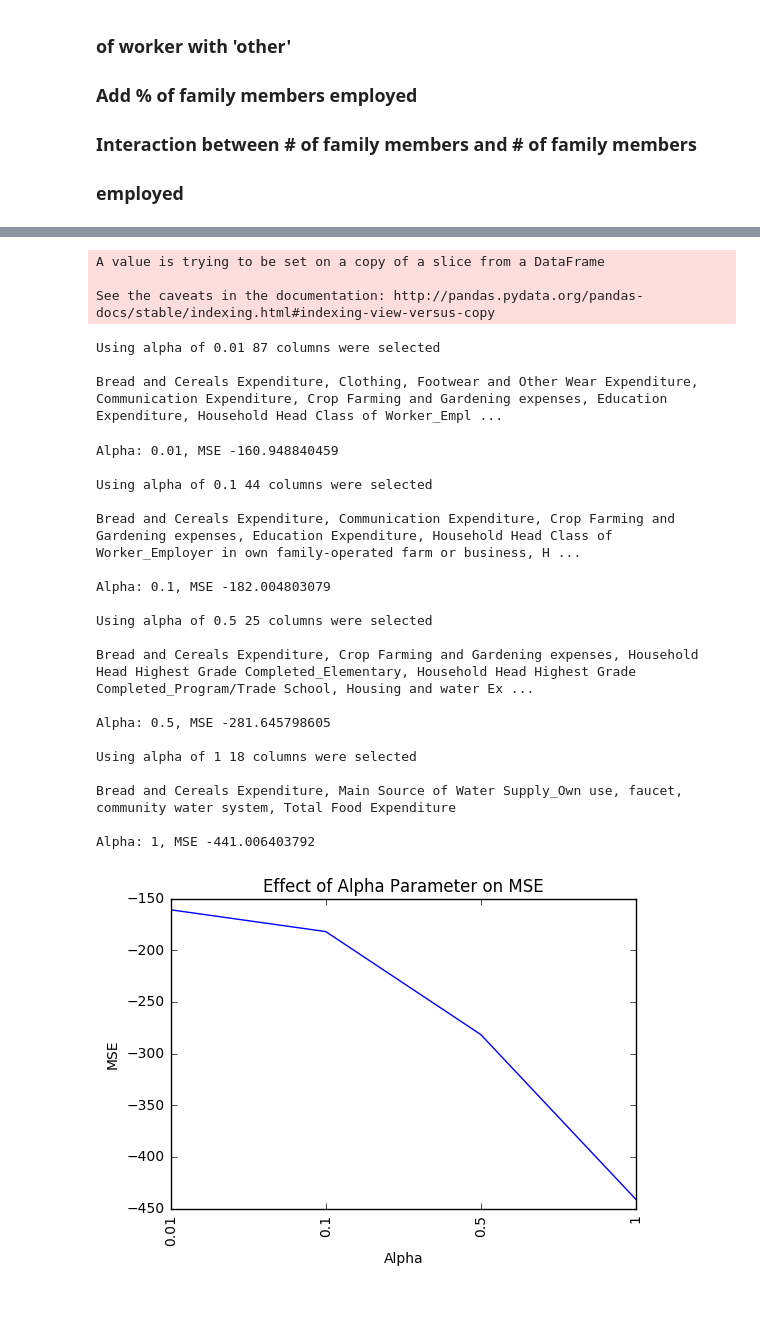
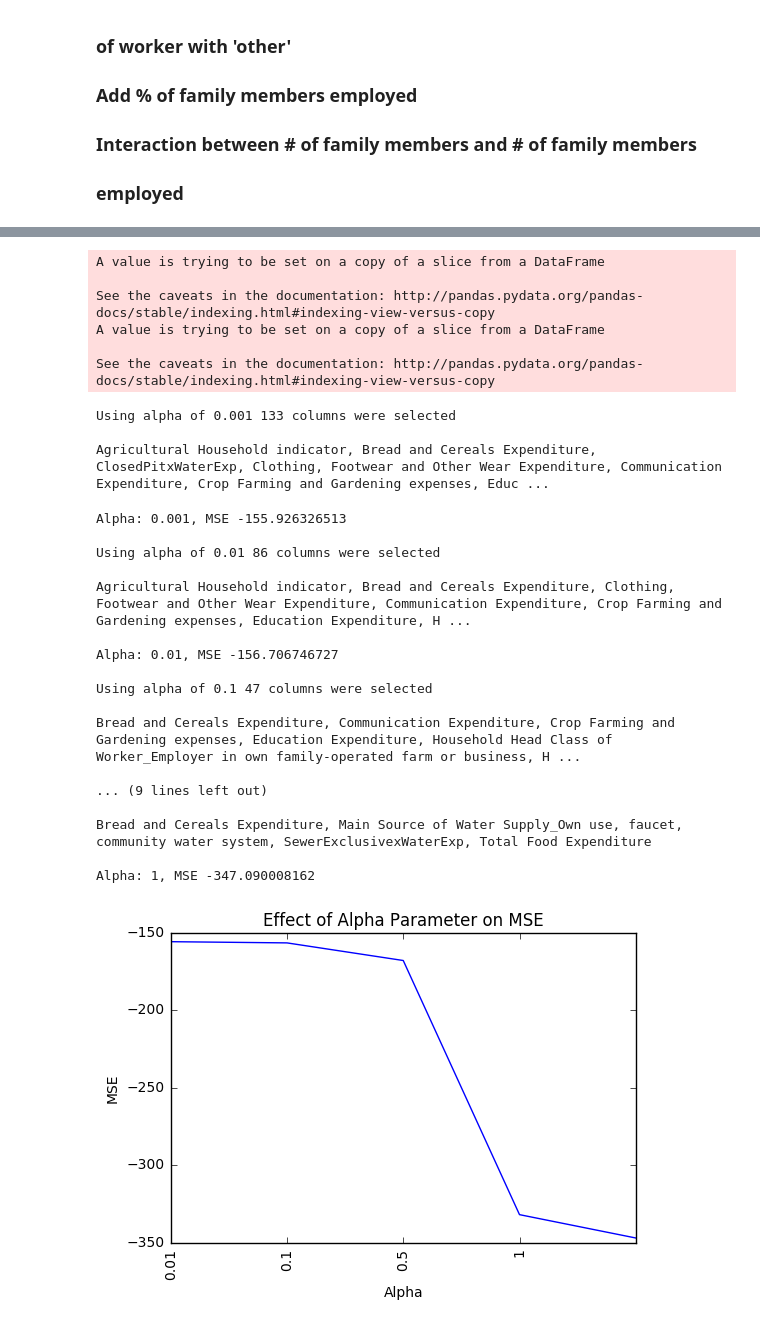
Before and after one commit to colegrigsby/401NN, a Jupyter notebook: Linear Regression.ipynb, the cells around one changed output, grey strips where cells are left out. Drawn from its saved outputs; the diff is of its cells as text; code cells hidden in the pictures.

```diff
--- a/Linear Regression.ipynb
+++ b/Linear Regression.ipynb
@@ -169,7 +168,8 @@ def get_categorical_numeric(df):
     categorical = []
 
     for col in df:
-        if((df[col].dtype == np.float64 or df[col].dtype == np.int64) and col != 'Unnamed: 0'):
+        if((df[col].dtype == np.float64 or df[col].dtype == np.int64) and col != 'Unnamed: 0' \
+           and col != 'Electricity' and col != 'Agricultural Household indicator'):
             numerics.append(col)
 
         else:
@@ -266,6 +266,13 @@ def train_lasso(alphas, mode, df):
             print
             print (', '.join(new_feat))
             print
+
+            print 'Regions that were selected'
+            for feat in new_feat:
+                if 'Region_' in feat:
+                    print feat
+
+            print
             scores = cross_val_score(reg, categorical_df, y, cv=5, scoring='neg_mean_squared_error')
 
         # only use numerical features, and normalize the data
@@ -282,7 +289,7 @@ def train_lasso(alphas, mode, df):
 
         # use both features
         else:
-            new_feat_cat = select_features_from_lasso(pd.get_dummies(categorical_df, categorical_df.columns),
+            new_feat_cat = select_features_from_lasso(pd.get_dummies(categorical_df),
                 y, alpha)
             remove_categorical(categorical_df, new_feat_cat, categorical_df.columns)
             categorical_df = pd.get_dummies(categorical_df, columns = categorical_df.columns)
@@ -457,3 +462,26 @@ KeyError: 'Household Head Occupation'
+# %%
+df = pd.read_csv('train.csv').fillna('other')
+df['Income Z-Score'] = get_income_zscores(df)
+df['Household Head Highest Grade Completed'] = group_highest_grade(df)
+percentage_employed(df)
+df['Household Head Occupation Grouped'] = cluster_jobs(df)
+
+df['TotalElectronics'] = df['Number of Landline/wireless telephones'] + df['Number of Cellular phone'] + df['Number of Personal Computer']
+
+df['NumberOfVehicles'] = df['Number of Motorized Banca'] + df['Number of Motorcycle/Tricycle']
+
+s = pd.get_dummies(df['Toilet Facilities'])
+del s['None']
+df = pd.concat([df,s],axis = 1)
+df['ClosedPitxWaterExp'] = df['Housing and water Expenditure'] * df['Closed pit']
+df['OpenPitxWaterExp'] = df['Housing and water Expenditure'] * df['Open pit']
+df['OthersxWaterExp'] = df['Housing and water Expenditure'] * df['Others']
+df['OtherSharedxWaterExp'] = df['Housing and water Expenditure'] * df['Water-sealed, other depository, shared with other household']
+df['OtherExclusivexWaterExp'] = df['Housing and water Expenditure'] * df['Water-sealed, other depository, used exclusively by household']
+df['SewerSharedxWaterExp'] = df['Housing and water Expenditure'] * df['Water-sealed, sewer septic tank, shared with other household']
+df['SewerExclusivexWaterExp'] = df['Housing and water Expenditure'] * df['Water-sealed, sewer septic tank, used exclusively by household']
+
+df = df.drop(['Household Head Occupation'], axis=1)
 # %%
 df.head()
 # %% [output]
@@ -467,38 +495,41 @@ df.head()
 # %%
-mse = train_lasso([1e-2, 0.1, 0.5, 1], 'both', df)
+mse = train_lasso([1e-3, 1e-2, 0.1, 0.5, 1], 'both', df)
 # %% [output]
 A value is trying to be set on a copy of a slice from a DataFrame
 
 See the caveats in the documentation: http://pandas.pydata.org/pandas-docs/stable/indexing.html#indexing-view-versus-copy
+A value is trying to be set on a copy of a slice from a DataFrame
+
+See the caveats in the documentation: http://pandas.pydata.org/pandas-docs/stable/indexing.html#indexing-view-versus-copy
-Using alpha of 0.01 87 columns were selected
+Using alpha of 0.001 133 columns were selected
 
-Bread and Cereals Expenditure, Clothing, Footwear and Other Wear Expenditure, Communication Expenditure, Crop Farming and Gardening expenses, Education Expenditure, Household Head Class of Worker_Empl ...
+Agricultural Household indicator, Bread and Cereals Expenditure, ClosedPitxWaterExp, Clothing, Footwear and Other Wear Expenditure, Communication Expenditure, Crop Farming and Gardening expenses, Educ ...
-Alpha: 0.01, MSE -160.948840459
+Alpha: 0.001, MSE -155.926326513
 
-Using alpha of 0.1 44 columns were selected
+Using alpha of 0.01 86 columns were selected
+
+Agricultural Household indicator, Bread and Cereals Expenditure, Clothing, Footwear and Other Wear Expenditure, Communication Expenditure, Crop Farming and Gardening expenses, Education Expenditure, H ...
+
+Alpha: 0.01, MSE -156.706746727
+
+Using alpha of 0.1 47 columns were selected
 
 Bread and Cereals Expenditure, Communication Expenditure, Crop Farming and Gardening expenses, Education Expenditure, Household Head Class of Worker_Employer in own family-operated farm or business, H ...
 
-Alpha: 0.1, MSE -182.004803079
+... (9 lines left out)
 
-Using alpha of 0.5 25 columns were selected
+Bread and Cereals Expenditure, Main Source of Water Supply_Own use, faucet, community water system, SewerExclusivexWaterExp, Total Food Expenditure
 
-Bread and Cereals Expenditure, Crop Farming and Gardening expenses, Household Head Highest Grade Completed_Elementary, Household Head Highest Grade Completed_Program/Trade School, Housing and water Ex ...
-
-Alpha: 0.5, MSE -281.645798605
-
-Using alpha of 1 18 columns were selected
-
-Bread and Cereals Expenditure, Main Source of Water Supply_Own use, faucet, community water system, Total Food Expenditure
-
-Alpha: 1, MSE -441.006403792
+Alpha: 1, MSE -347.090008162
 # %%
+fig = plt.figure()
 plt.plot(mse)
 plt.xlabel('Alpha')
 labels = [1e-2, 0.1, 0.5, 1]
 plt.xticks(range(len(labels)), labels, rotation='vertical')
 plt.ylabel('MSE')
 plt.title('Effect of Alpha Parameter on MSE')
 plt.show()
+fig.savefig('engineered_features_mse.png')
 # %% [output]
-[figure, old version]
+[figure, new version]
```
Also changed, not shown: parts of 11 cells of this notebook, 1 other file.
